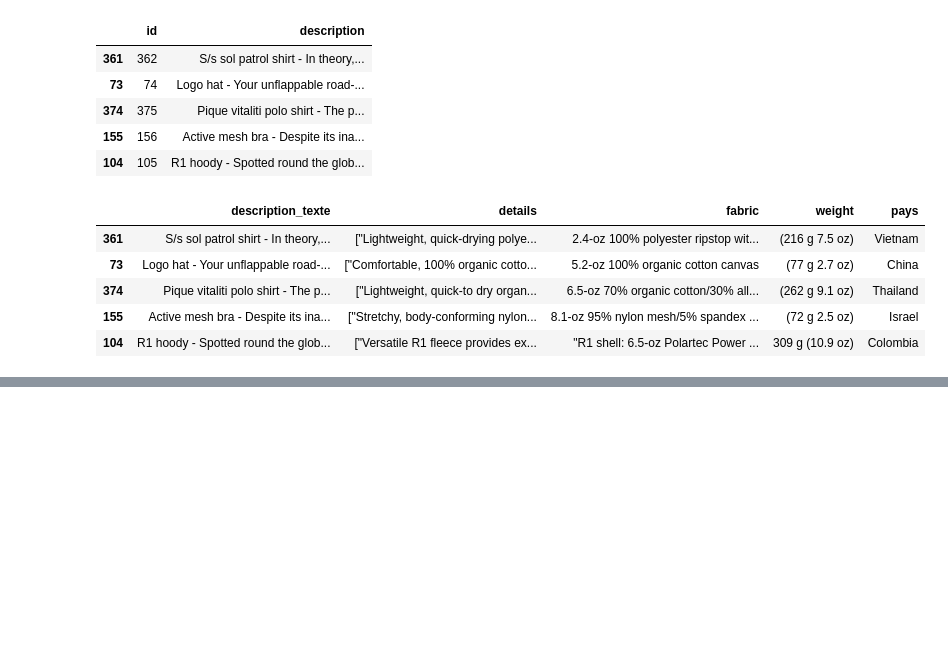
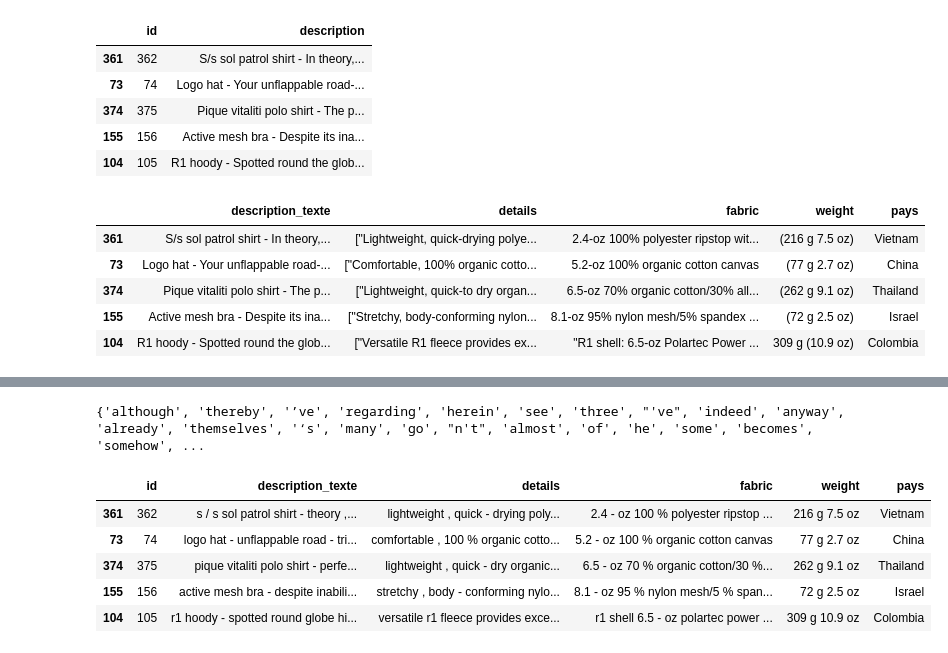
Before and after one commit to LN-Nb/north_face, a Jupyter notebook: Nico/feature_ingeniering.ipynb, the cells around one changed output, grey strips where cells are left out. Cells and saved outputs as stored; diff of their text form; code cells hidden in the pictures; blank space fills up the shorter version.

```diff
--- a/Nico/feature_ingeniering.ipynb
+++ b/Nico/feature_ingeniering.ipynb
@@ -161,3 +164,12 @@ sample_clean
 | 374 | 375 | pique vitaliti polo shirt - the p... | lightweight, quick-to dry organic... | 6.5-oz 70% organic cotton/30% all... | 262 g 9.1 oz | Thailand |
 | 155 | 156 | active mesh bra - despite its ina... | stretchy, body-conforming nylon/s... | 8.1-oz 95% nylon mesh/5% spandex ... | 72 g 2.5 oz | Israel |
 | 104 | 105 | r1 hoody - spotted round the glob... | versatile r1 fleece provides exce... | r1 shell 6.5-oz polartec power dr... | 309 g 10.9 oz | Colombia |
+# %%
+nlp = en_core_web_sm.load()
+
+for col in ["description_texte", "details", "fabric", "weight"]:
+    sample_clean[col] = sample_clean[col].apply(
+        lambda texte: " ".join(
+            token.text for token in nlp(texte) if not token.is_stop
+        ) if pd.notna(texte) else texte
+    )
@@ -164,2 +206,15 @@ sample_clean
+# %%
+print(STOP_WORDS)
+# %% [output]
+{'although', 'thereby', '’ve', 'regarding', 'herein', 'see', 'three', "'ve", 'indeed', 'anyway', 'already', 'themselves', '‘s', 'many', 'go', "n't", 'almost', 'of', 'he', 'some', 'becomes', 'somehow', ...
+# %%
+display(sample_clean)
+# %% [output]
+|  | id | description_texte | details | fabric | weight | pays |
+| 361 | 362 | s / s sol patrol shirt - theory ,... | lightweight , quick - drying poly... | 2.4 - oz 100 % polyester ripstop ... | 216 g 7.5 oz | Vietnam |
+| 73 | 74 | logo hat - unflappable road - tri... | comfortable , 100 % organic cotto... | 5.2 - oz 100 % organic cotton canvas | 77 g 2.7 oz | China |
+| 374 | 375 | pique vitaliti polo shirt - perfe... | lightweight , quick - dry organic... | 6.5 - oz 70 % organic cotton/30 %... | 262 g 9.1 oz | Thailand |
+| 155 | 156 | active mesh bra - despite inabili... | stretchy , body - conforming nylo... | 8.1 - oz 95 % nylon mesh/5 % span... | 72 g 2.5 oz | Israel |
+| 104 | 105 | r1 hoody - spotted round globe hi... | versatile r1 fleece provides exce... | r1 shell 6.5 - oz polartec power ... | 309 g 10.9 oz | Colombia |
 # %%
 sample_clean.to_csv('/Users/nicolasbour/Desktop/Projets_IA/Projets_certif/bloc_03_Machine_Learning/03_the_north_face/Nico/sample_clean.csv', index=False)
```
Also changed, not shown: parts of 2 cells of this notebook, 2 other files.
